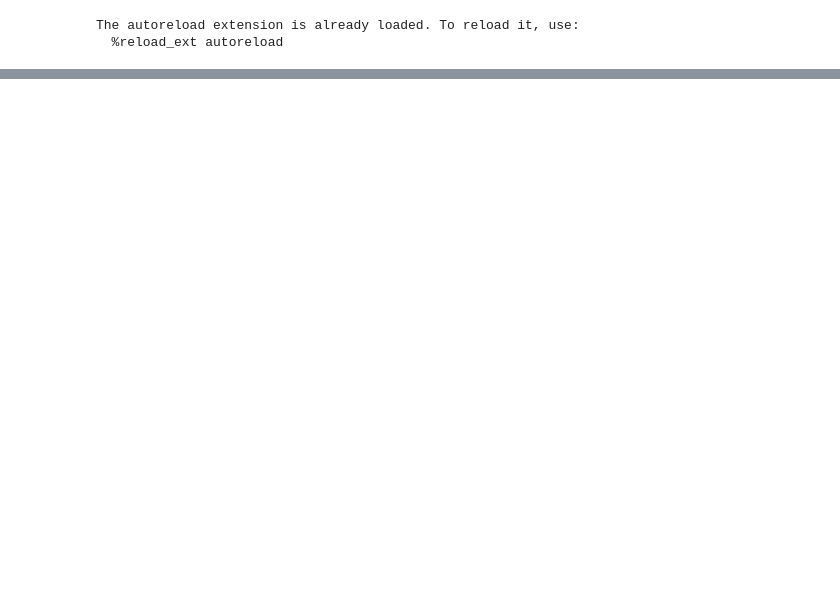
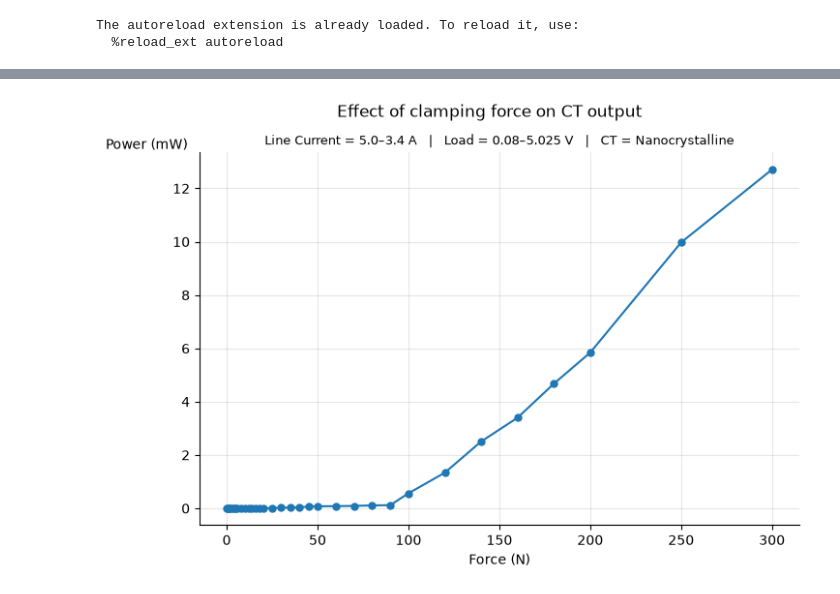
Before and after one commit to stephengilbert1/current-transformer-analysis, a Jupyter notebook: notebooks/01-force-vs-power.ipynb, the cells around one changed output, grey strips where cells are left out. Drawn from its saved outputs; the diff is of its cells as text; code cells hidden in the pictures; blank space fills up the shorter version.

```diff
--- a/notebooks/01-force-vs-power.ipynb
+++ b/notebooks/01-force-vs-power.ipynb
@@ -61,0 +63,4 @@ fig.savefig("../figures/trial_003_harvesting_vs_force.png", dpi=300, bbox_inches
+# %%
+df4, _, _ = analyse_trial("004")
+# %% [output]
+[figure, added]
```
Also changed, not shown: parts of 13 cells of this notebook, 8 other files.
